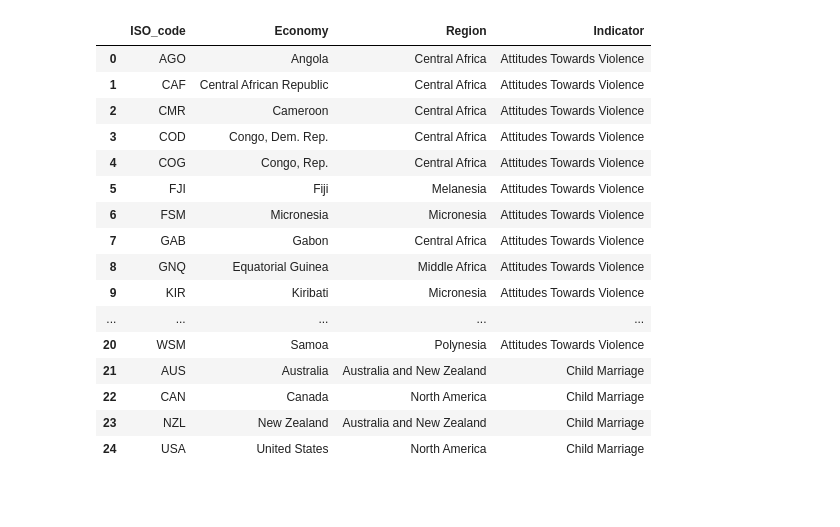
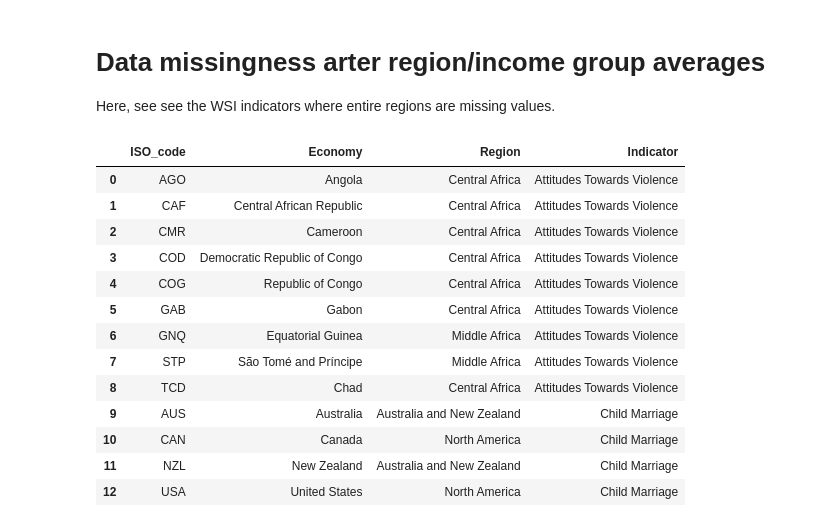
Before and after one commit to KatieBuc/WSI, a Jupyter notebook: notebooks/data_missingness.ipynb, the cells around one changed output. Cells and saved outputs as stored; diff of their text form; code cells hidden in the pictures; blank space fills up the shorter version.

Commit message:
WIP; data missingness exceptions

```diff
--- a/notebooks/data_missingness.ipynb
+++ b/notebooks/data_missingness.ipynb
@@ -1,40 +1,38 @@
+# %% [markdown]
+# Data missingness arter region/income group averages
+
+Here, see see the WSI indicators where entire regions are missing values.
 # %%
 import pandas as pd
 from wsi.config import INDICATORS
-from wsi.utils import processed_data_path
+from wsi.utils import processed_data_path, raw_data_path
 
-df = pd.read_csv(processed_data_path("womens_safety_index.csv"))
-indicator_columns = [col for col in df.columns if col in INDICATORS]
+index_baseline = pd.read_csv(processed_data_path("womens_safety_index_baseline.csv"))
+indicator_columns = [col for col in index_baseline.columns if col in INDICATORS]
 
 missing_records = []
 for col in indicator_columns:
-    missing_rows = df[df[col].isnull()][['ISO_code', 'Economy', 'Region']].copy()
+    missing_rows = index_baseline[index_baseline[col].isnull()][['ISO_code', 'Economy', 'Region']].copy()
     if not missing_rows.empty:
         missing_rows['Indicator'] = col
         missing_records.append(missing_rows)
 
 # Combine and deduplicate
-if missing_records:
-    all_missing = pd.concat(missing_records, ignore_index=True)
-    unique_missing = all_missing.drop_duplicates().reset_index(drop=True)
-    display(unique_missing)  # Use display() in Jupyter for cleaner output
-else:
-    print("No missing values found.")
+all_missing = pd.concat(missing_records, ignore_index=True)
+unique_missing = all_missing.drop_duplicates().reset_index(drop=True)
+display(unique_missing)
 # %% [output]
 |  | ISO_code | Economy | Region | Indicator |
 | 0 | AGO | Angola | Central Africa | Attitudes Towards Violence |
 | 1 | CAF | Central African Republic | Central Africa | Attitudes Towards Violence |
 | 2 | CMR | Cameroon | Central Africa | Attitudes Towards Violence |
-| 3 | COD | Congo, Dem. Rep. | Central Africa | Attitudes Towards Violence |
-| 4 | COG | Congo, Rep. | Central Africa | Attitudes Towards Violence |
-| 5 | FJI | Fiji | Melanesia | Attitudes Towards Violence |
-| 6 | FSM | Micronesia | Micronesia | Attitudes Towards Violence |
-| 7 | GAB | Gabon | Central Africa | Attitudes Towards Violence |
-| 8 | GNQ | Equatorial Guinea | Middle Africa | Attitudes Towards Violence |
-| 9 | KIR | Kiribati | Micronesia | Attitudes Towards Violence |
-| ... | ... | ... | ... | ... |
-| 20 | WSM | Samoa | Polynesia | Attitudes Towards Violence |
-| 21 | AUS | Australia | Australia and New Zealand | Child Marriage |
-| 22 | CAN | Canada | North America | Child Marriage |
-| 23 | NZL | New Zealand | Australia and New Zealand | Child Marriage |
-| 24 | USA | United States | North America | Child Marriage |
+| 3 | COD | Democratic Republic of Congo | Central Africa | Attitudes Towards Violence |
+| 4 | COG | Republic of Congo | Central Africa | Attitudes Towards Violence |
+| 5 | GAB | Gabon | Central Africa | Attitudes Towards Violence |
+| 6 | GNQ | Equatorial Guinea | Middle Africa | Attitudes Towards Violence |
+| 7 | STP | São Tomé and Príncipe | Middle Africa | Attitudes Towards Violence |
+| 8 | TCD | Chad | Central Africa | Attitudes Towards Violence |
+| 9 | AUS | Australia | Australia and New Zealand | Child Marriage |
+| 10 | CAN | Canada | North America | Child Marriage |
+| 11 | NZL | New Zealand | Australia and New Zealand | Child Marriage |
+| 12 | USA | United States | North America | Child Marriage |
```
Also changed, not shown: parts of 15 cells of this notebook, 24 other files.
